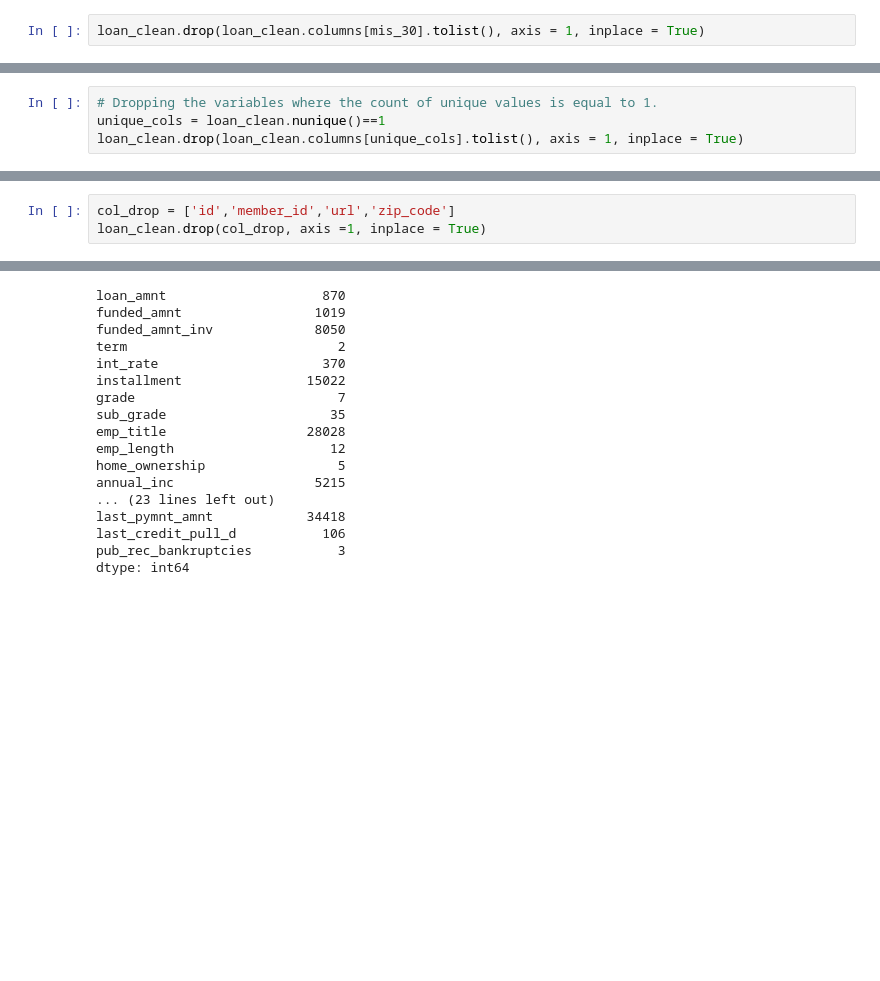
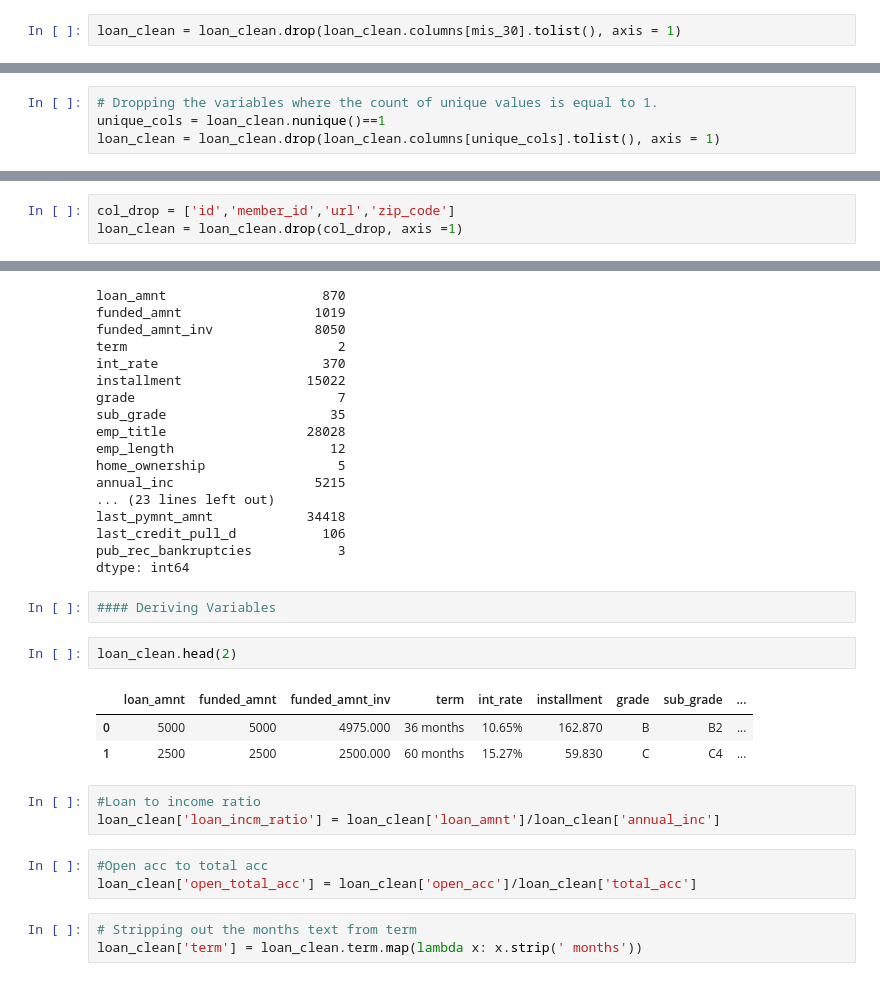
Before and after one commit to AshishVeera/Lending_Club_CaseStudy, a Jupyter notebook: Lending_Casestudy.ipynb, the cells around one changed output, grey strips where cells are left out. Saved outputs shown, nothing was run; the diff lists cells and outputs as text; blank space fills up the shorter version.

```diff
--- a/Lending_Casestudy.ipynb
+++ b/Lending_Casestudy.ipynb
@@ -85,4 +101,4 @@ print("The variables having greater than 30% of missing values are",loan_clean.c
 # %% [output]
 The variables having greater than 30% of missing values are ['desc', 'mths_since_last_delinq', 'mths_since_last_record']
 # %%
-loan_clean.drop(loan_clean.columns[mis_30].tolist(), axis = 1, inplace = True)
+loan_clean = loan_clean.drop(loan_clean.columns[mis_30].tolist(), axis = 1)
@@ -138,4 +149,4 @@ dtype: int64
 # %%
 # Dropping the variables where the count of unique values is equal to 1.
 unique_cols = loan_clean.nunique()==1
-loan_clean.drop(loan_clean.columns[unique_cols].tolist(), axis = 1, inplace = True)
+loan_clean = loan_clean.drop(loan_clean.columns[unique_cols].tolist(), axis = 1)
@@ -172,4 +178,4 @@ loan_clean.head(2)
 | 1 | 1077430 | 1314167 | 2500 | 2500 | 2500.000 | 60 months | 15.27% | 59.830 | C | ... |
 # %%
 col_drop = ['id','member_id','url','zip_code']
-loan_clean.drop(col_drop, axis =1, inplace = True)
+loan_clean = loan_clean.drop(col_drop, axis =1)
@@ -221,3 +223,20 @@ last_pymnt_amnt            34418
 last_credit_pull_d           106
 pub_rec_bankruptcies           3
 dtype: int64
+# %%
+#### Deriving Variables
+# %%
+loan_clean.head(2)
+# %% [output]
+|  | loan_amnt | funded_amnt | funded_amnt_inv | term | int_rate | installment | grade | sub_grade | ... |
+| 0 | 5000 | 5000 | 4975.000 | 36 months | 10.65% | 162.870 | B | B2 | ... |
+| 1 | 2500 | 2500 | 2500.000 | 60 months | 15.27% | 59.830 | C | C4 | ... |
+# %%
+#Loan to income ratio
+loan_clean['loan_incm_ratio'] = loan_clean['loan_amnt']/loan_clean['annual_inc']
+# %%
+#Open acc to total acc
+loan_clean['open_total_acc'] = loan_clean['open_acc']/loan_clean['total_acc']
+# %%
+# Stripping out the months text from term
+loan_clean['term'] = loan_clean.term.map(lambda x: x.strip(' months'))
```
Also changed, not shown: parts of 6 cells of this notebook.
